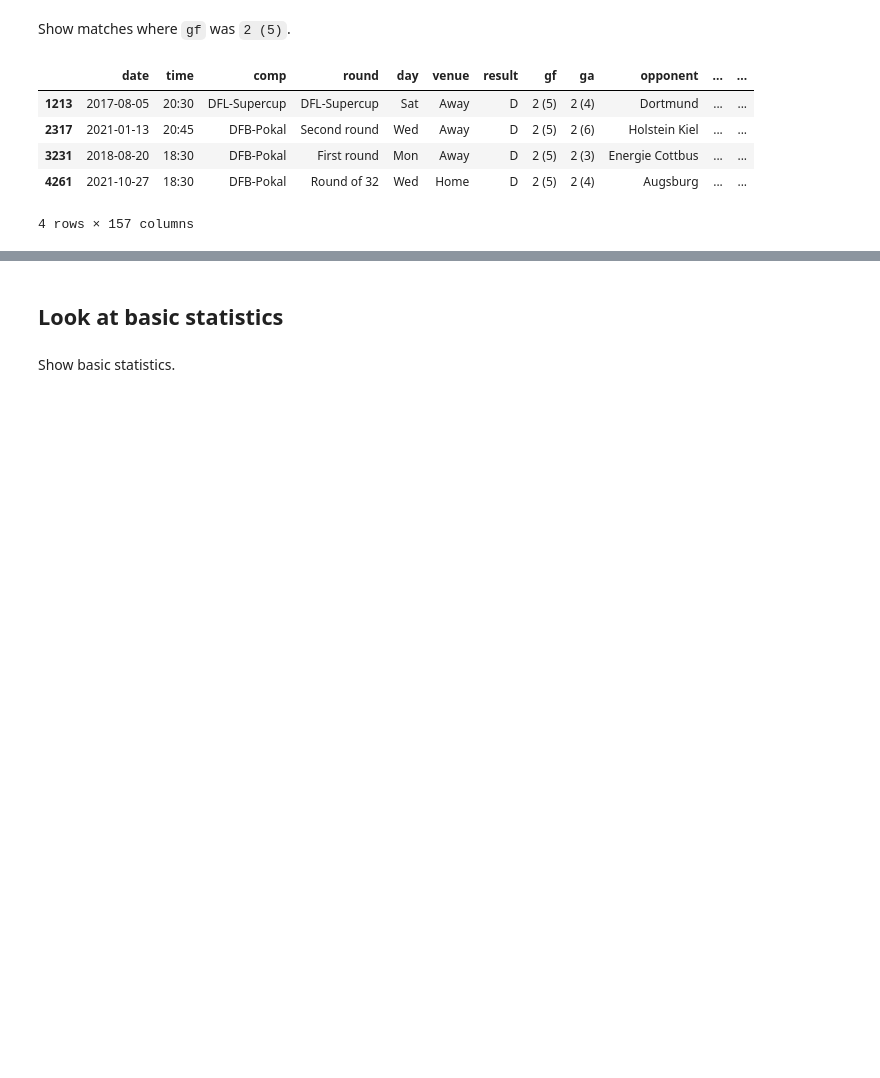
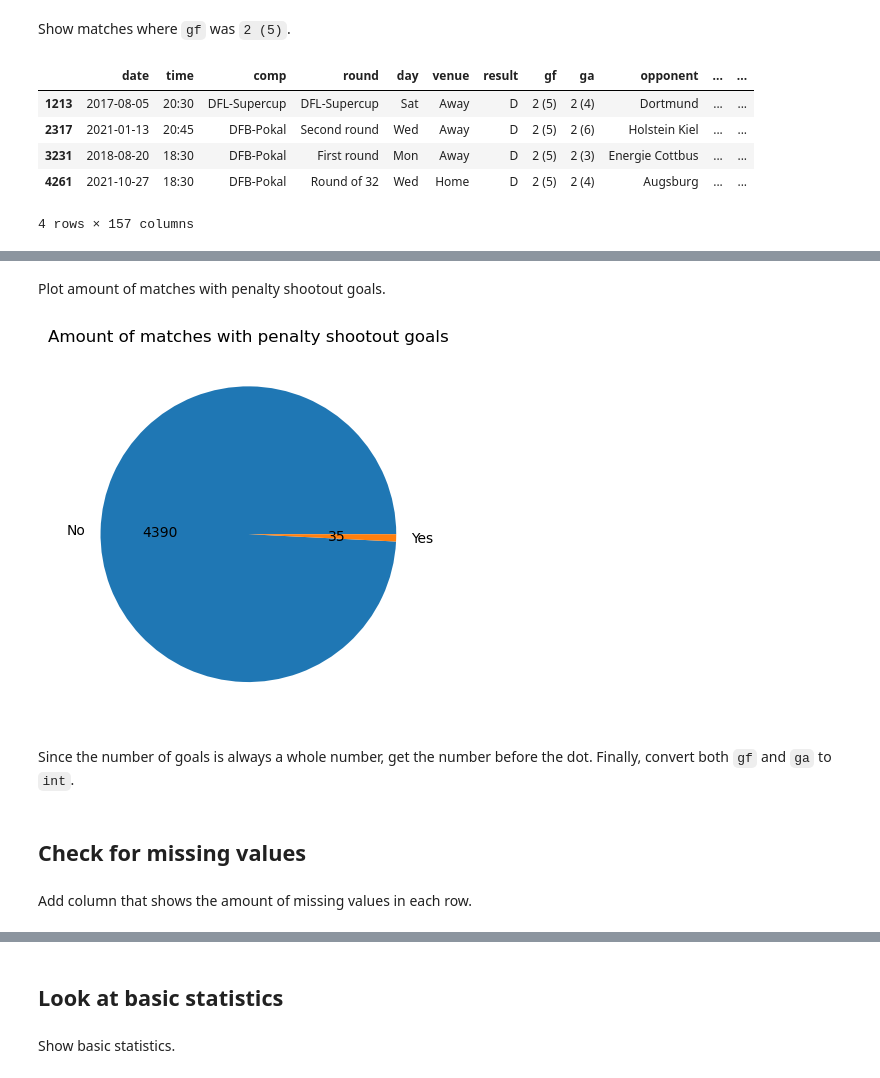
Before and after one commit to stoyanK7/football-prediction, a Jupyter notebook: data_engineering/3.cleaning.ipynb, the cells around one changed output, grey strips where cells are left out. Saved outputs shown, nothing was run; the diff lists cells and outputs as text; code cells hidden in the pictures; blank space fills up the shorter version.

```diff
--- a/data_engineering/3.cleaning.ipynb
+++ b/data_engineering/3.cleaning.ipynb
@@ -246,3 +259,19 @@ The nature of penalty shootouts is that they are not part of the match itself. T
+# %% [markdown]
+Plot amount of matches with penalty shootout goals.
+# %%
+pgf_counts = matches_df['pgf'].isnull().value_counts()
+pgf_counts.plot(
+    kind='pie',
+    labels=['No', 'Yes'],
+    title='Amount of matches with penalty shootout goals',
+    autopct=lambda p: '{:.0f}'.format(p * pgf_counts.sum() / 100)
+)
+plt.ylabel('')
+plt.show()
+# %% [output]
+[figure, added]
+# %% [markdown]
+Since the number of goals is always a whole number, get the number before the dot. Finally, convert both `gf` and `ga` to `int`.
 # %%
 matches_df['gf'] = matches_df['gf'].str.split(' ').str[0]
 matches_df['gf'] = matches_df['gf'].str.split('.').str[0]
@@ -251,3 +280,7 @@ matches_df['gf'] = matches_df['gf'].astype('int')
 matches_df['ga'] = matches_df['ga'].str.split(' ').str[0]
 matches_df['ga'] = matches_df['ga'].str.split('.').str[0]
 matches_df['ga'] = matches_df['ga'].astype('int')
+# %% [markdown]
+## Check for missing values
+# %% [markdown]
+Add column that shows the amount of missing values in each row.
```
Also changed, not shown: parts of 52 cells of this notebook, 1 other file.
